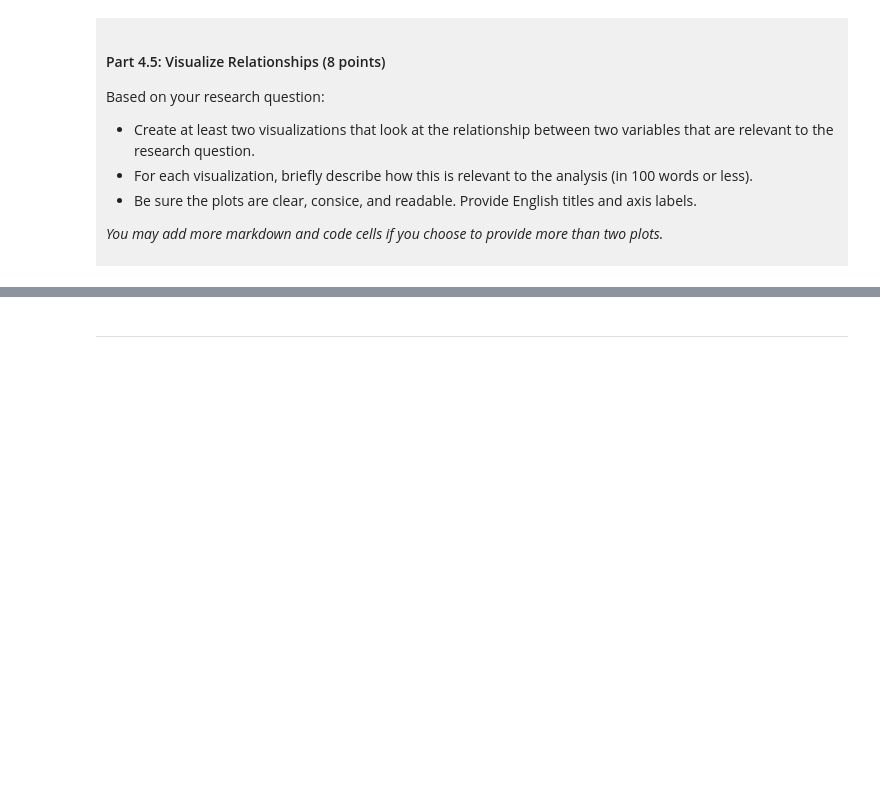
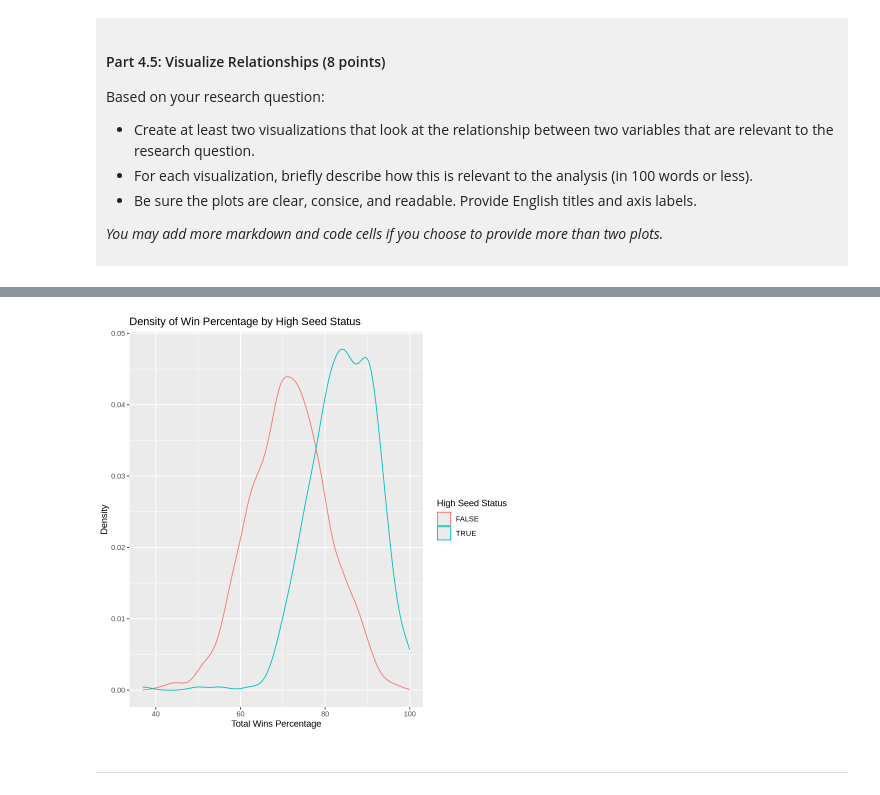
Before and after one commit to zhengwenyu0508/dsci-100-project-wenyu-zheng, a Jupyter notebook: dsci-100-project-notebook.ipynb, the cells around one changed output, grey strips where cells are left out. Cells and saved outputs as stored; diff of their text form; code cells hidden in the pictures; blank space fills up the shorter version.

```diff
--- a/dsci-100-project-notebook.ipynb
+++ b/dsci-100-project-notebook.ipynb
@@ -317,5 +409,16 @@ Visualization 2: %%% EDIT THIS MARKDOWN CELL%%%
 # %%
-### EDIT THIS CODE CELL FOR VISUALIZATION 2###
+highseed_win_density <- ggplot(women_march_madness_tidy,
+                           aes(x = total_wins_pct, color = high_seed)) +
+  geom_density(alpha = 0.4) +
+  labs(
+    title = "Density of Win Percentage by High Seed Status",
+    x = "Total Wins Percentage",
+    y = "Density",
+    color = "High Seed Status"
+  )
+highseed_win_density
+# %% [output]
+[figure, added]
 # %% [markdown]
 ------
 # %% [markdown]
```
Also changed, not shown: parts of 10 cells of this notebook.
